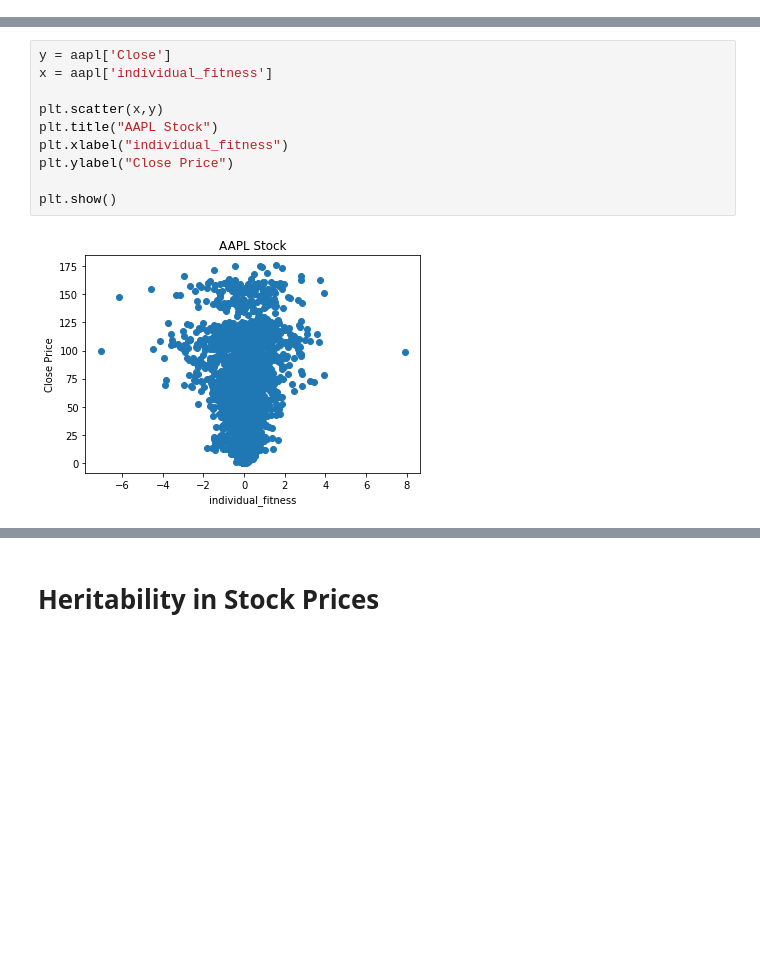
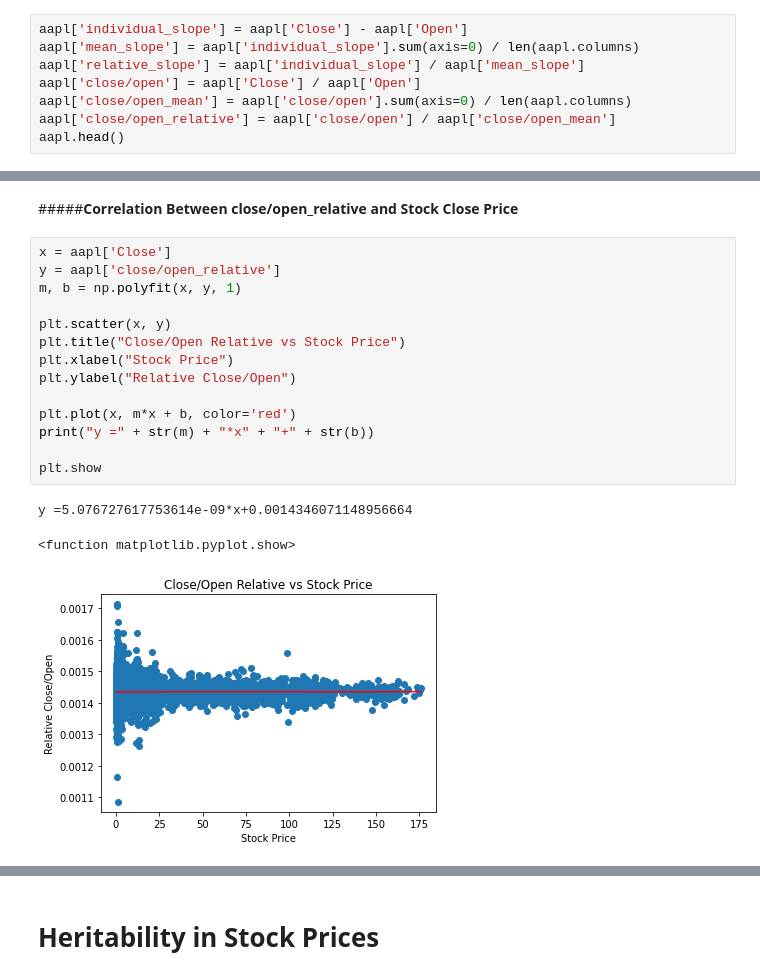
Before and after one commit to shehbeel/new-evolutionary-algorithm, a Jupyter notebook: EvolutionaryAlgorithm.ipynb, the cells around one changed output, grey strips where cells are left out. Cells and saved outputs as stored; diff of their text form; blank space fills up the shorter version.

```diff
--- a/EvolutionaryAlgorithm.ipynb
+++ b/EvolutionaryAlgorithm.ipynb
@@ -54,0 +36,8 @@ plt.show()
+# %%
+aapl['individual_slope'] = aapl['Close'] - aapl['Open']
+aapl['mean_slope'] = aapl['individual_slope'].sum(axis=0) / len(aapl.columns)
+aapl['relative_slope'] = aapl['individual_slope'] / aapl['mean_slope']
+aapl['close/open'] = aapl['Close'] / aapl['Open']
+aapl['close/open_mean'] = aapl['close/open'].sum(axis=0) / len(aapl.columns)
+aapl['close/open_relative'] = aapl['close/open'] / aapl['close/open_mean']
+aapl.head()
@@ -55,12 +72,20 @@ plt.show()
+# %% [markdown]
+#####**Correlation Between close/open_relative and Stock Close Price**
 # %%
-y = aapl['Close']
-x = aapl['individual_fitness']
+x = aapl['Close']
+y = aapl['close/open_relative']
+m, b = np.polyfit(x, y, 1)
 
-plt.scatter(x,y)
-plt.title("AAPL Stock")
-plt.xlabel("individual_fitness")
-plt.ylabel("Close Price")
+plt.scatter(x, y)
+plt.title("Close/Open Relative vs Stock Price")
+plt.xlabel("Stock Price")
+plt.ylabel("Relative Close/Open")
 
-plt.show()
+plt.plot(x, m*x + b, color='red')
+print("y =" + str(m) + "*x" + "+" + str(b))
+
+plt.show
 # %% [output]
+y =5.076727617753614e-09*x+0.0014346071148956664
+<function matplotlib.pyplot.show>
-[figure, old version]
+[figure, new version]
```
Also changed, not shown: parts of 29 cells of this notebook.
